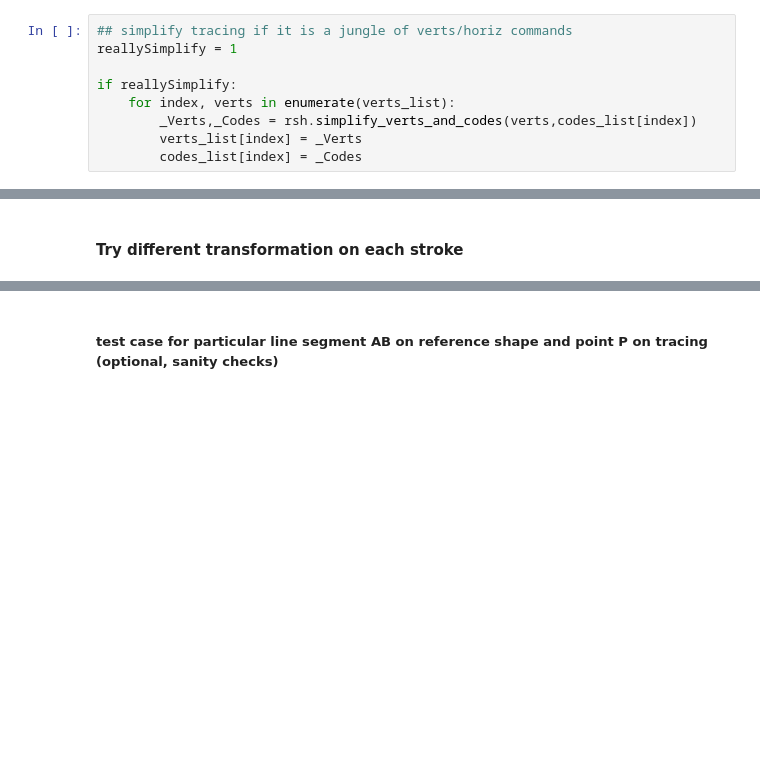
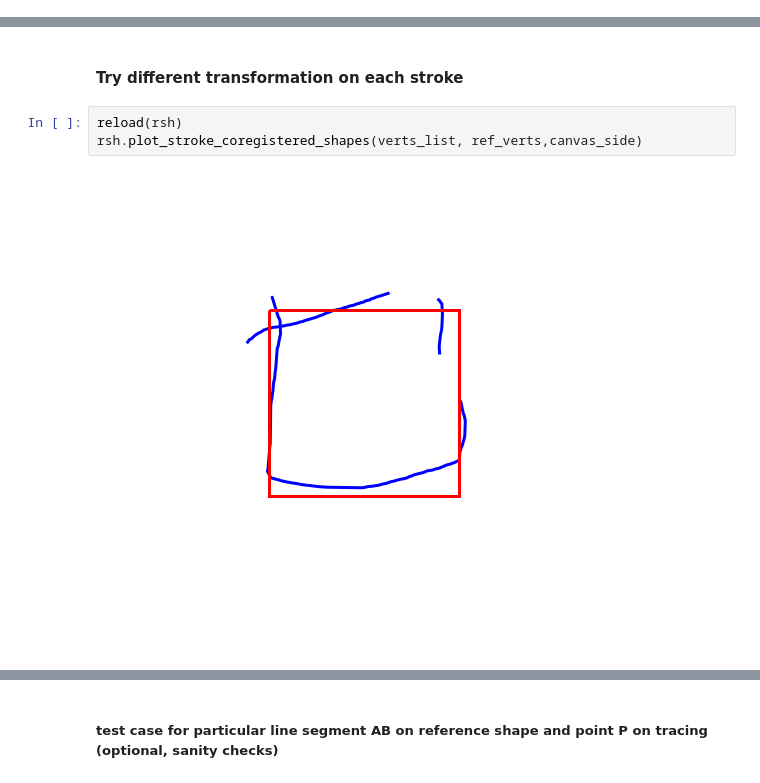
Before and after one commit to brialorelle/kiddraw, a Jupyter notebook: analysis/museumstation/tracing/stroke_svg_distance.ipynb, the cells around one changed output, grey strips where cells are left out. Drawn from its saved outputs; the diff is of its cells as text; blank space fills up the shorter version.

```diff
--- a/analysis/museumstation/tracing/stroke_svg_distance.ipynb
+++ b/analysis/museumstation/tracing/stroke_svg_distance.ipynb
@@ -94,9 +93,0 @@ if reallyRun:
-# %%
-## simplify tracing if it is a jungle of verts/horiz commands
-reallySimplify = 1
-
-if reallySimplify:
-    for index, verts in enumerate(verts_list):
-        _Verts,_Codes = rsh.simplify_verts_and_codes(verts,codes_list[index])
-        verts_list[index] = _Verts
-        codes_list[index] = _Codes
@@ -124,6 +110,11 @@ if reallyRun:
 [figure]
 # %% [markdown]
 #### Try different transformation on each stroke
+# %%
+reload(rsh)
+rsh.plot_stroke_coregistered_shapes(verts_list, ref_verts,canvas_side)
+# %% [output]
+[figure, added]
 # %%
 reload(rsh)
 tra_verts_list = []
```
Also changed, not shown: parts of 5 cells of this notebook, 1 other file.
